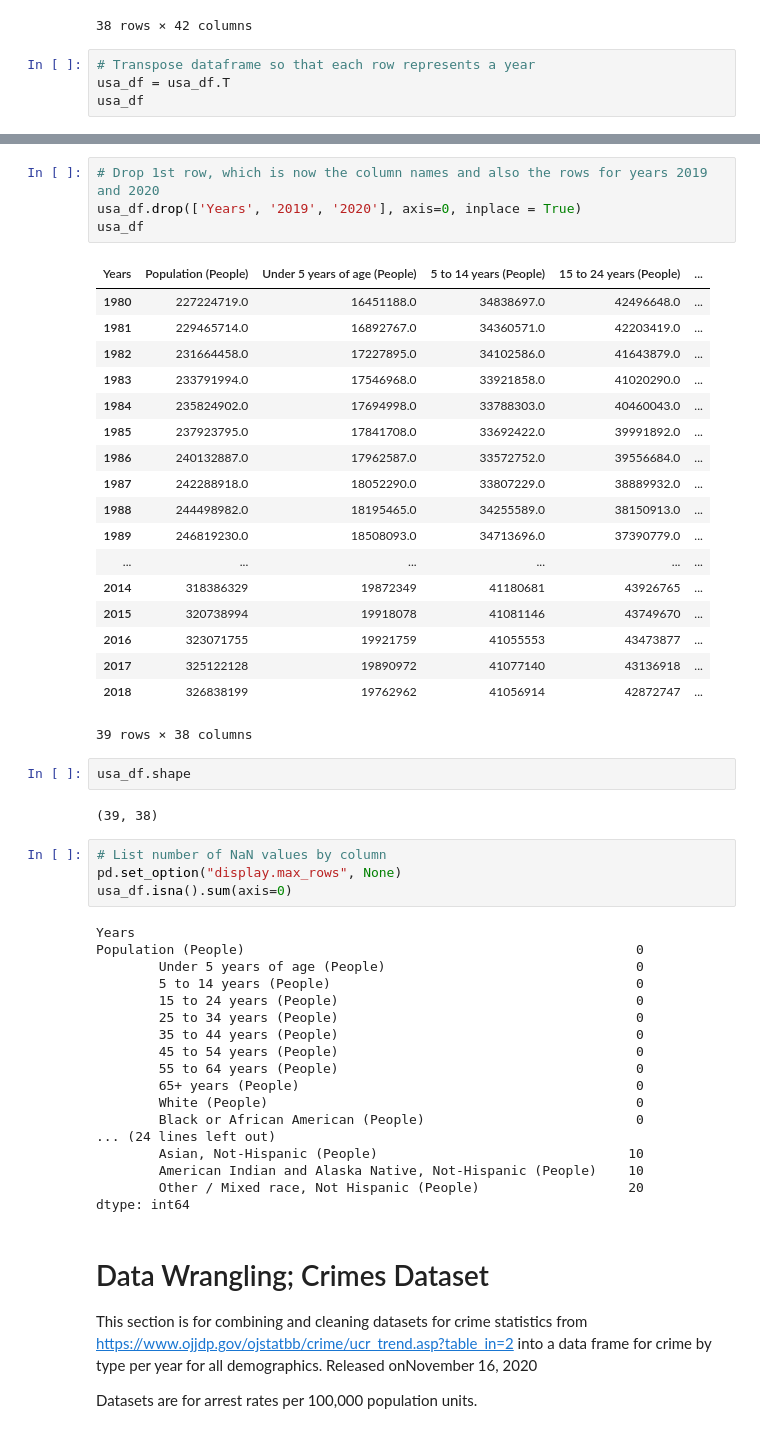
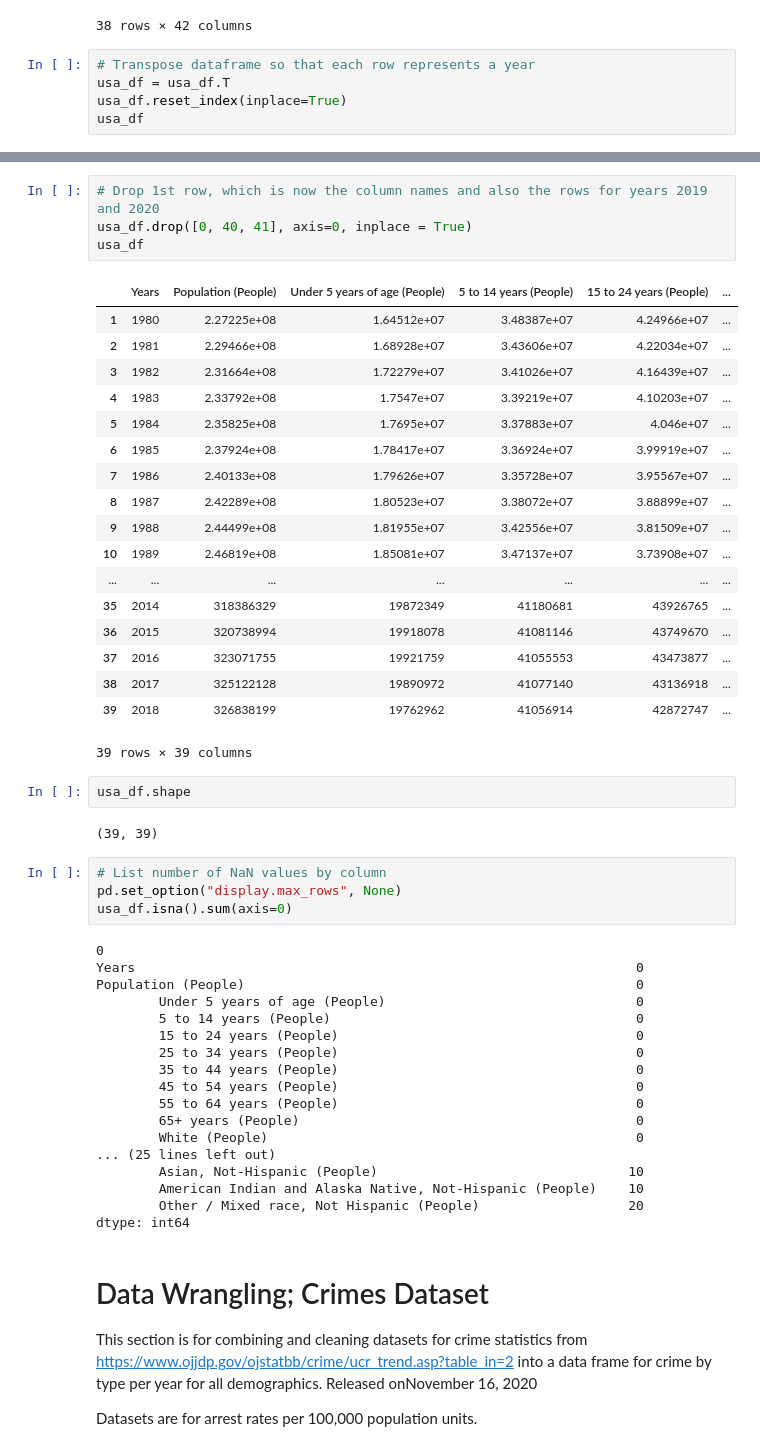
Before and after one commit to COMP4447Team/crime, a Jupyter notebook: finalproject.ipynb, the cells around one changed output, grey strips where cells are left out. Saved outputs shown, nothing was run; the diff lists cells and outputs as text.

```diff
--- a/finalproject.ipynb
+++ b/finalproject.ipynb
@@ -302,5 +306,6 @@ usa_df
 # %%
 # Transpose dataframe so that each row represents a year
 usa_df = usa_df.T
+usa_df.reset_index(inplace=True)
 usa_df
 # %% [output]
@@ -349,36 +354,37 @@ usa_df
 # %%
 # Drop 1st row, which is now the column names and also the rows for years 2019 and 2020
-usa_df.drop(['Years', '2019', '2020'], axis=0, inplace = True)
+usa_df.drop([0, 40, 41], axis=0, inplace = True)
 usa_df
 # %% [output]
-| Years | Population (People) | Under 5 years of age (People) | 5 to 14 years (People) | 15 to 24 years (People) | ... |
-| 1980 | 227224719.0 | 16451188.0 | 34838697.0 | 42496648.0 | ... |
-| 1981 | 229465714.0 | 16892767.0 | 34360571.0 | 42203419.0 | ... |
-| 1982 | 231664458.0 | 17227895.0 | 34102586.0 | 41643879.0 | ... |
-| 1983 | 233791994.0 | 17546968.0 | 33921858.0 | 41020290.0 | ... |
-| 1984 | 235824902.0 | 17694998.0 | 33788303.0 | 40460043.0 | ... |
-| 1985 | 237923795.0 | 17841708.0 | 33692422.0 | 39991892.0 | ... |
-| 1986 | 240132887.0 | 17962587.0 | 33572752.0 | 39556684.0 | ... |
-| 1987 | 242288918.0 | 18052290.0 | 33807229.0 | 38889932.0 | ... |
-| 1988 | 244498982.0 | 18195465.0 | 34255589.0 | 38150913.0 | ... |
-| 1989 | 246819230.0 | 18508093.0 | 34713696.0 | 37390779.0 | ... |
-| ... | ... | ... | ... | ... | ... |
-| 2014 | 318386329 | 19872349 | 41180681 | 43926765 | ... |
-| 2015 | 320738994 | 19918078 | 41081146 | 43749670 | ... |
-| 2016 | 323071755 | 19921759 | 41055553 | 43473877 | ... |
-| 2017 | 325122128 | 19890972 | 41077140 | 43136918 | ... |
-| 2018 | 326838199 | 19762962 | 41056914 | 42872747 | ... |
+|  | Years | Population (People) | Under 5 years of age (People) | 5 to 14 years (People) | 15 to 24 years (People) | ... |
+| 1 | 1980 | 2.27225e+08 | 1.64512e+07 | 3.48387e+07 | 4.24966e+07 | ... |
+| 2 | 1981 | 2.29466e+08 | 1.68928e+07 | 3.43606e+07 | 4.22034e+07 | ... |
+| 3 | 1982 | 2.31664e+08 | 1.72279e+07 | 3.41026e+07 | 4.16439e+07 | ... |
+| 4 | 1983 | 2.33792e+08 | 1.7547e+07 | 3.39219e+07 | 4.10203e+07 | ... |
+| 5 | 1984 | 2.35825e+08 | 1.7695e+07 | 3.37883e+07 | 4.046e+07 | ... |
+| 6 | 1985 | 2.37924e+08 | 1.78417e+07 | 3.36924e+07 | 3.99919e+07 | ... |
+| 7 | 1986 | 2.40133e+08 | 1.79626e+07 | 3.35728e+07 | 3.95567e+07 | ... |
+| 8 | 1987 | 2.42289e+08 | 1.80523e+07 | 3.38072e+07 | 3.88899e+07 | ... |
+| 9 | 1988 | 2.44499e+08 | 1.81955e+07 | 3.42556e+07 | 3.81509e+07 | ... |
+| 10 | 1989 | 2.46819e+08 | 1.85081e+07 | 3.47137e+07 | 3.73908e+07 | ... |
+| ... | ... | ... | ... | ... | ... | ... |
+| 35 | 2014 | 318386329 | 19872349 | 41180681 | 43926765 | ... |
+| 36 | 2015 | 320738994 | 19918078 | 41081146 | 43749670 | ... |
+| 37 | 2016 | 323071755 | 19921759 | 41055553 | 43473877 | ... |
+| 38 | 2017 | 325122128 | 19890972 | 41077140 | 43136918 | ... |
+| 39 | 2018 | 326838199 | 19762962 | 41056914 | 42872747 | ... |
-39 rows × 38 columns
+39 rows × 39 columns
 # %%
 usa_df.shape
 # %% [output]
-(39, 38)
+(39, 39)
 # %%
 # List number of NaN values by column
 pd.set_option("display.max_rows", None)
 usa_df.isna().sum(axis=0)
 # %% [output]
-Years
+0
+Years                                                                0
 Population (People)                                                  0
         Under 5 years of age (People)                                0
         5 to 14 years (People)                                       0
@@ -389,8 +395,7 @@ Population (People)                                                  0
         55 to 64 years (People)                                      0
         65+ years (People)                                           0
         White (People)                                               0
-        Black or African American (People)                           0
-... (24 lines left out)
+... (25 lines left out)
         Asian, Not-Hispanic (People)                                10
         American Indian and Alaska Native, Not-Hispanic (People)    10
         Other / Mixed race, Not Hispanic (People)                   20
```
Also changed, not shown: parts of 18 cells of this notebook, 12 other files.
